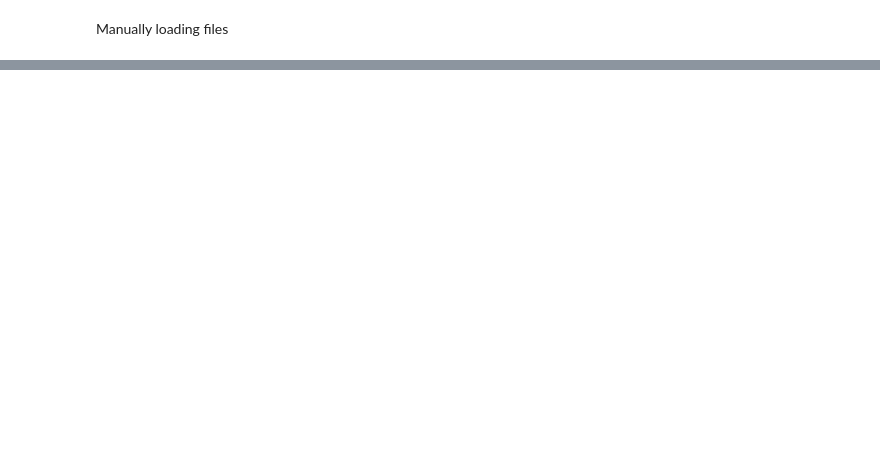
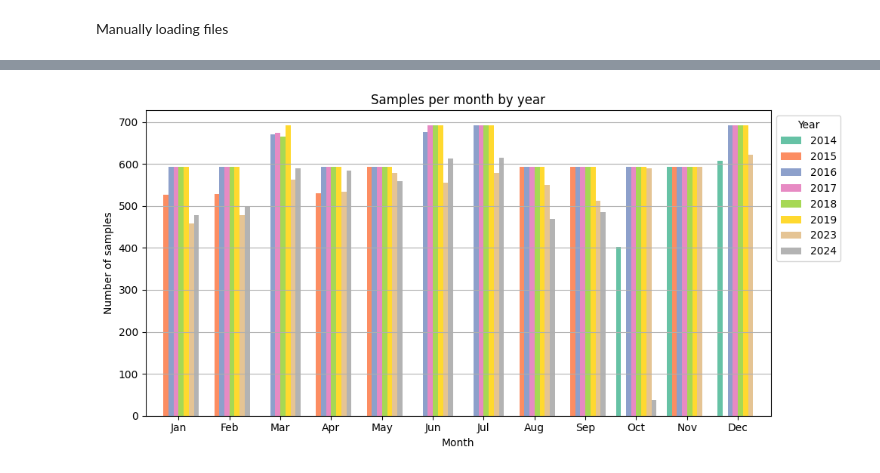
Before and after one commit to NinnaL/Master-thesis---Super-resolution-sea-ice-concentration-using-generative-AI, a Jupyter notebook: Code/data_explorer.ipynb, the cells around one changed output, grey strips where cells are left out. Saved outputs shown, nothing was run; the diff lists cells and outputs as text; code cells hidden in the pictures; blank space fills up the shorter version.

```diff
--- a/Code/data_explorer.ipynb
+++ b/Code/data_explorer.ipynb
@@ -84,20 +45,0 @@ def extract_matched_statistics(matched_pair, loader=sic_loader):
-# %%
-# Make list of all matched pairs for future sampling
-
-matched_pairs = sic_loader.get_matched_pairs_info()
-final_results = []
-
-with ProcessPoolExecutor(max_workers=4) as executor:
-    futures = executor.map(extract_matched_statistics, matched_pairs, chunksize=100)
-
-    # Progress bar
-    for future in tqdm(as_completed(futures), total=len(futures), desc="Processing Pairs"):
-        result = future.result()
-        if result:
-            final_results.extend(result)
-
-# Convert to DataFrame in order to save as CSV
-df = pd.DataFrame(final_results)
-print(f"Processed {len(df)} total records.")
-df.to_csv("sic_amsr2_metadata_stats2.csv", index=False)
-print("Saved statistics to sic_amsr2_metadata_stats2.csv")
@@ -259,0 +202,3 @@ plt.show()
+# %%
+train_csv = '/dmidata/users/nili/Master/Master-thesis---Super-resolution-sea-ice-concentration-using-generative-AI/training_index.csv'
+df_train = pd.read_csv(train_csv)
@@ -259,0 +248,19 @@ plt.show()
+# %%
+fig, ax = plt.subplots(figsize=(10, 5))
+
+df_train.groupby(['year', 'month']).size().unstack(level=0).plot(
+    kind='bar', ax=ax, colormap='Set2', width=0.8
+)
+ax.grid(axis='y')
+ax.set_xlabel('Month')
+ax.set_ylabel('Number of samples')
+ax.set_title('Samples per month by year')
+ax.set_xticks(range(12))
+ax.set_xticklabels(['Jan','Feb','Mar','Apr','May','Jun','Jul','Aug','Sep','Oct','Nov','Dec'], rotation=0)
+ax.legend(title='Year', bbox_to_anchor=(1.12,1), loc='upper right')
+
+
+plt.tight_layout()
+plt.show()
+# %% [output]
+[figure, added]
```
Also changed, not shown: parts of 22 cells of this notebook, 19 other files.
